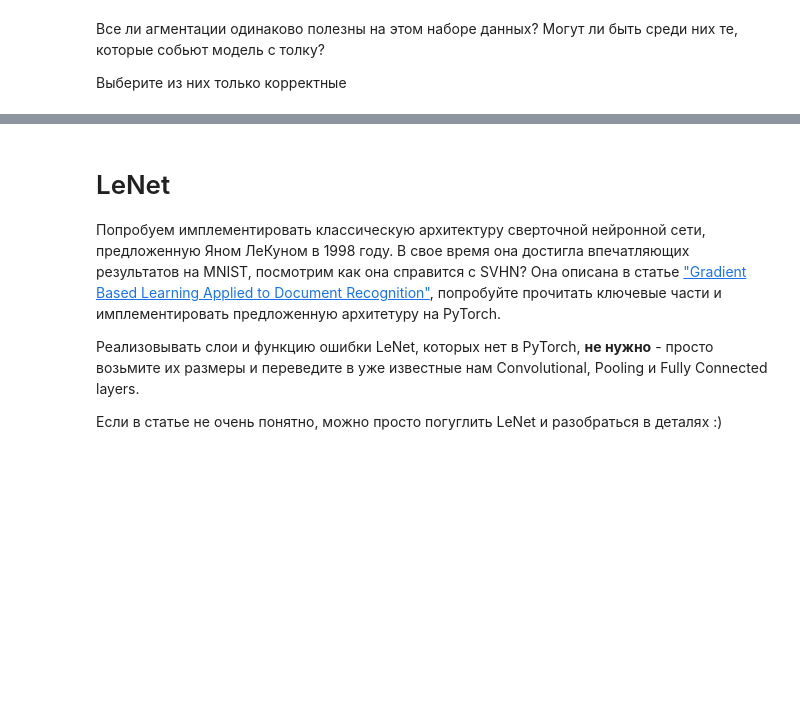
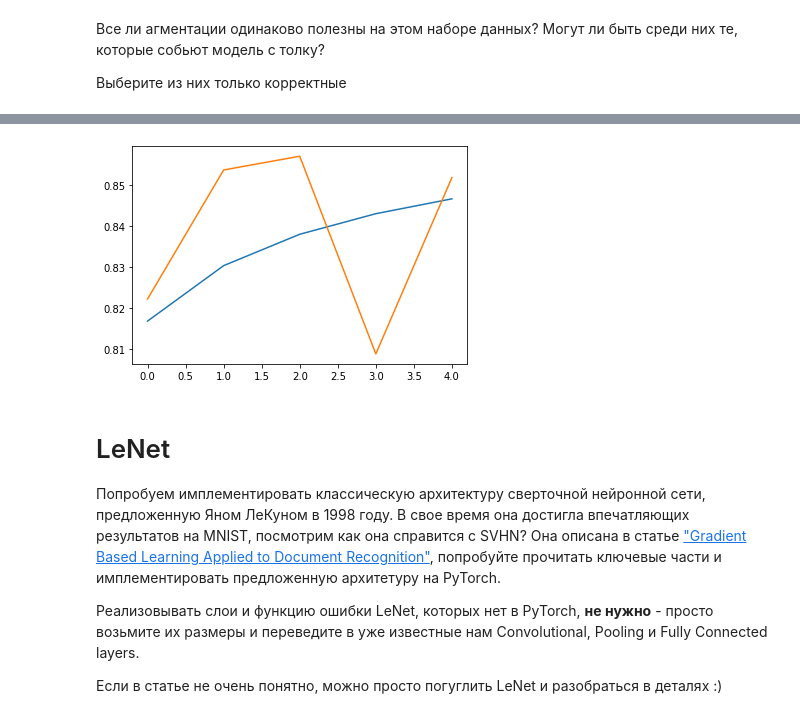
Before and after one commit to somepage/dlcourse_ai, a Jupyter notebook: assignments/assignment3/PyTorch_CNN.ipynb, the cells around one changed output, grey strips where cells are left out. Drawn from its saved outputs; the diff is of its cells as text; code cells hidden in the pictures; blank space fills up the shorter version.

Commit message:
Train CNN with using augmentations

```diff
--- a/assignments/assignment3/PyTorch_CNN.ipynb
+++ b/assignments/assignment3/PyTorch_CNN.ipynb
@@ -250,13 +250,19 @@ for i, (x, y) in enumerate(data_aug_vis):
 # TODO:
 tfs = transforms.Compose([
     # TODO: Add good augmentations
+    transforms.ColorJitter(hue=.20, saturation=.20),
+    transforms.RandomRotation(10, resample=PIL.Image.BILINEAR),
     transforms.ToTensor(),
     transforms.Normalize(mean=[0.43,0.44,0.47],
                        std=[0.20,0.20,0.20])
 ])
 
 # TODO create new instances of loaders with the augmentations you chose
-train_aug_loader = None
+data_aug_train = dset.SVHN('./',
+                       transform=tfs
+                      )
+train_aug_loader = torch.utils.data.DataLoader(data_aug_train, batch_size=batch_size,
+                                           sampler=train_sampler)
 # %%
 # Finally, let's train with augmentations!
 
@@ -266,3 +278,9 @@ loss_history, train_history, val_history = train_model(nn_model, train_aug_loade
+# %%
+plt.plot(train_history)
+plt.plot(val_history)
+plt.show()
+# %% [output]
+[figure, added]
 # %% [markdown]
 # LeNet
 Попробуем имплементировать классическую архитектуру сверточной нейронной сети, предложенную Яном ЛеКуном в 1998 году. В свое время она достигла впечатляющих результатов на MNIST, посмотрим как она справится с SVHN?
```
Also changed, not shown: parts of 4 cells of this notebook.
